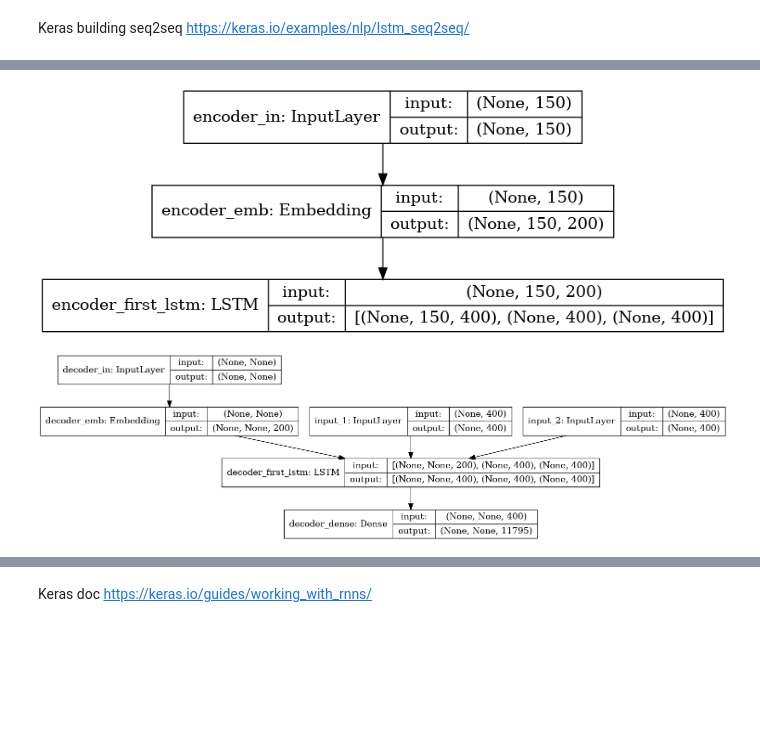
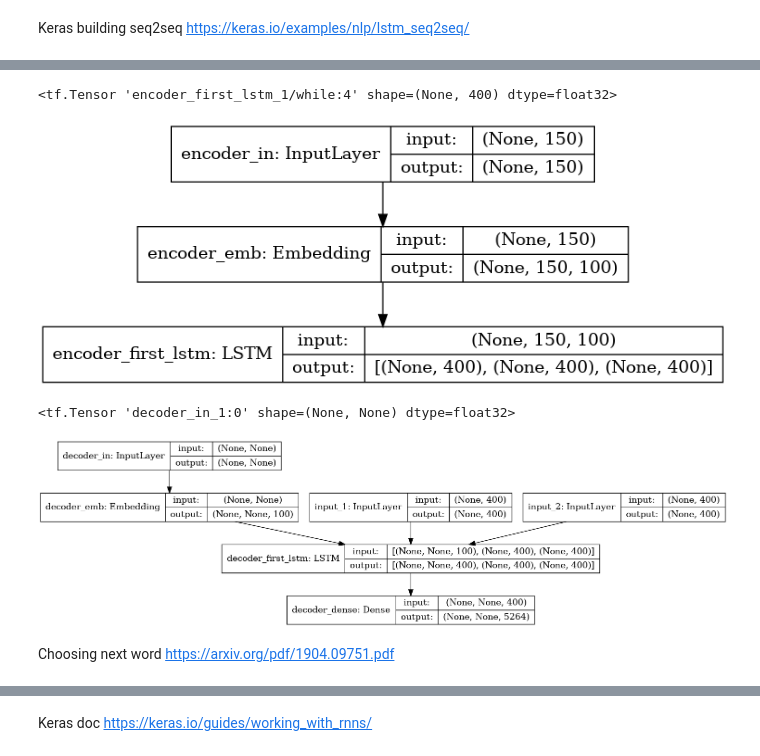
Before and after one commit to maksymborukh/text-summarization, a Jupyter notebook: program/text-summary using autoencoder.ipynb, the cells around one changed output, grey strips where cells are left out. Saved outputs shown, nothing was run; the diff lists cells and outputs as text; code cells hidden in the pictures; blank space fills up the shorter version.

Commit message:
Finally some decent result

```diff
--- a/program/text-summary using autoencoder.ipynb
+++ b/program/text-summary using autoencoder.ipynb
@@ -204,3 +312,5 @@ pyplot.show()
 reverse_target_word_index = y_tokenizer.index_word
 reverse_source_word_index = x_tokenizer.index_word
 target_word_index = y_tokenizer.word_index
+# %%
+model = load_model("seq2seq_2")
@@ -207,30 +336,47 @@ target_word_index = y_tokenizer.word_index
+# %%
+model.layers[4].output[1]
+# %% [output]
+<tf.Tensor 'encoder_first_lstm_1/while:4' shape=(None, 400) dtype=float32>
 # %%
 # encoder inference
-encoder_model = Model(inputs=encoder_inputs, outputs=[encoder_outputs, state_h, state_c])
+encoder_inputs = model.input[0]
+
+encoder_embedding_layer = model.layers[2]
+encoder_embedding = encoder_embedding_layer(encoder_inputs)
+
+encoder_outputs, state_h_enc, state_c_enc = model.layers[4](encoder_embedding) #last lstm layer
+encoder_states = [state_h_enc, state_c_enc]
+
+encoder_model = Model(encoder_inputs, encoder_states)
+
 plot_model(encoder_model, to_file='encoder_model_plot.png', show_shapes=True, show_layer_names=True)
 # %% [output]
-[figure, old version]
+[figure, new version]
-# %%
-# decoder inference
-# Below tensors will hold the states of the previous time step
-decoder_state_input_h = Input(shape=(latent_dim,))
-decoder_state_input_c = Input(shape=(latent_dim,))
-decoder_states_inputs = [decoder_state_input_h, decoder_state_input_c]
-
-# Get the embeddings of the decoder sequence
-dec_emb2 = dec_emb_layer(decoder_inputs)
-
-# To predict the next word in the sequence, set the initial states to the states from the previous time step
-decoder_outputs2, state_h2, state_c2 = decoder_lstm(dec_emb2, initial_state=decoder_states_inputs)
-decoder_states = [state_h2, state_c2]
-
-# A dense softmax layer to generate prob dist. over the target vocabulary
-decoder_outputs2 = decoder_dense(decoder_outputs2)
-
-# Final decoder model
-decoder_model = Model(
-inputs = [decoder_inputs] + decoder_states_inputs,
-outputs = [decoder_outputs2] + decoder_states )
-plot_model(decoder_model, to_file='decoder_model_plot.png', show_shapes=True, show_layer_names=True)
-# %% [output]
-[figure, removed]
+# %%
+model.input[1]
+# %% [output]
+<tf.Tensor 'decoder_in_1:0' shape=(None, None) dtype=float32>
+# %%
+# decoder inference
+decoder_inputs = model.input[1]
+decoder_state_input_h = Input(shape=(latent_dim,))
+decoder_state_input_c = Input(shape=(latent_dim,))
+decoder_states_inputs = [decoder_state_input_h, decoder_state_input_c]
+
+decoder_embedding_layer = model.layers[3]
+decoder_embedding = decoder_embedding_layer(decoder_inputs)
+
+decoder_lstm = model.layers[5]
+decoder_outputs, state_h_dec, state_c_dec = decoder_lstm(decoder_embedding, initial_state=decoder_states_inputs)
+decoder_states = [state_h_dec, state_c_dec]
+
+decoder_dense = model.layers[6]
+decoder_outputs = decoder_dense(decoder_outputs)
+
+decoder_model = Model([decoder_inputs] + decoder_states_inputs, [decoder_outputs] + decoder_states)
+
+plot_model(decoder_model, to_file='decoder_model_plot.png', show_shapes=True, show_layer_names=True)
+# %% [output]
+[figure, added]
+# %% [markdown]
+Choosing next word https://arxiv.org/pdf/1904.09751.pdf
```
Also changed, not shown: parts of 59 cells of this notebook, 4 other files.
